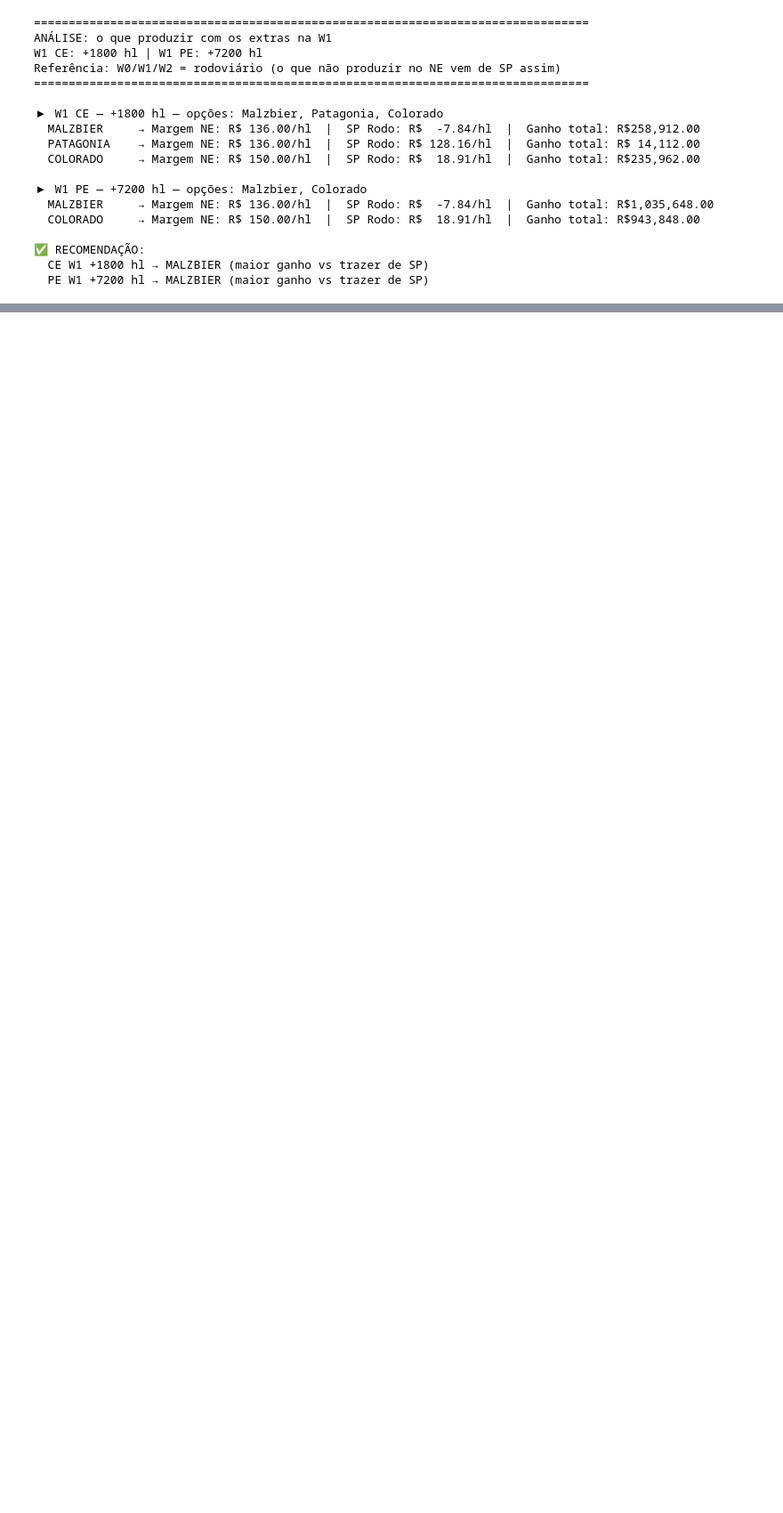
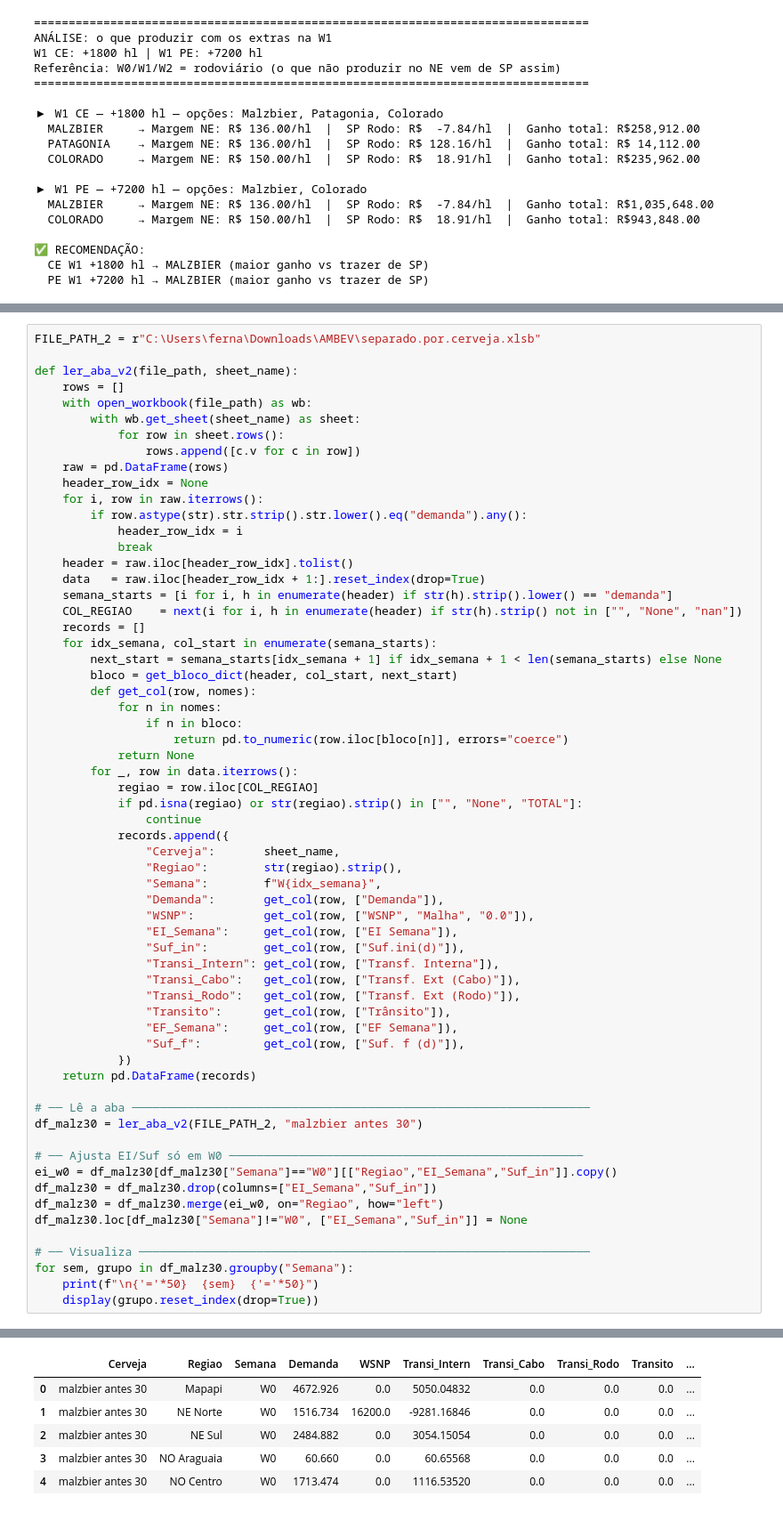
Before and after one commit to helonogueira/grupo2-hackaton, a Jupyter notebook: Dados.finais.sexta.ipynb, the cells around one changed output, grey strips where cells are left out. Shown at 89% size. Saved outputs shown, nothing was run; the diff lists cells and outputs as text; blank space fills up the shorter version.

```diff
--- a/Dados.finais.sexta.ipynb
+++ b/Dados.finais.sexta.ipynb
@@ -374,0 +1247,63 @@ Referência: W0/W1/W2 = rodoviário (o que não produzir no NE vem de SP assim)
+# %%
+FILE_PATH_2 = r"C:\Users\ferna\Downloads\AMBEV\separado.por.cerveja.xlsb"
+
+def ler_aba_v2(file_path, sheet_name):
+    rows = []
+    with open_workbook(file_path) as wb:
+        with wb.get_sheet(sheet_name) as sheet:
+            for row in sheet.rows():
+                rows.append([c.v for c in row])
+    raw = pd.DataFrame(rows)
+    header_row_idx = None
+    for i, row in raw.iterrows():
+        if row.astype(str).str.strip().str.lower().eq("demanda").any():
+            header_row_idx = i
+            break
+    header = raw.iloc[header_row_idx].tolist()
+    data   = raw.iloc[header_row_idx + 1:].reset_index(drop=True)
+    semana_starts = [i for i, h in enumerate(header) if str(h).strip().lower() == "demanda"]
+    COL_REGIAO    = next(i for i, h in enumerate(header) if str(h).strip() not in ["", "None", "nan"])
+    records = []
+    for idx_semana, col_start in enumerate(semana_starts):
+        next_start = semana_starts[idx_semana + 1] if idx_semana + 1 < len(semana_starts) else None
+        bloco = get_bloco_dict(header, col_start, next_start)
+        def get_col(row, nomes):
+            for n in nomes:
+                if n in bloco:
+                    return pd.to_numeric(row.iloc[bloco[n]], errors="coerce")
+            return None
+        for _, row in data.iterrows():
+            regiao = row.iloc[COL_REGIAO]
+            if pd.isna(regiao) or str(regiao).strip() in ["", "None", "TOTAL"]:
+                continue
+            records.append({
+                "Cerveja":       sheet_name,
+                "Regiao":        str(regiao).strip(),
+                "Semana":        f"W{idx_semana}",
+                "Demanda":       get_col(row, ["Demanda"]),
+                "WSNP":          get_col(row, ["WSNP", "Malha", "0.0"]),
+                "EI_Semana":     get_col(row, ["EI Semana"]),
+                "Suf_in":        get_col(row, ["Suf.ini(d)"]),
+                "Transi_Intern": get_col(row, ["Transf. Interna"]),
+                "Transi_Cabo":   get_col(row, ["Transf. Ext (Cabo)"]),
+                "Transi_Rodo":   get_col(row, ["Transf. Ext (Rodo)"]),
+                "Transito":      get_col(row, ["Trânsito"]),
+                "EF_Semana":     get_col(row, ["EF Semana"]),
+                "Suf_f":         get_col(row, ["Suf. f (d)"]),
+            })
+    return pd.DataFrame(records)
+
+# ── Lê a aba ──────────────────────────────────────────────────────────────────
+df_malz30 = ler_aba_v2(FILE_PATH_2, "malzbier antes 30")
+
+# ── Ajusta EI/Suf só em W0 ───────────────────────────────────────────────────
+ei_w0 = df_malz30[df_malz30["Semana"]=="W0"][["Regiao","EI_Semana","Suf_in"]].copy()
+df_malz30 = df_malz30.drop(columns=["EI_Semana","Suf_in"])
+df_malz30 = df_malz30.merge(ei_w0, on="Regiao", how="left")
+df_malz30.loc[df_malz30["Semana"]!="W0", ["EI_Semana","Suf_in"]] = None
+
+# ── Visualiza ─────────────────────────────────────────────────────────────────
+for sem, grupo in df_malz30.groupby("Semana"):
+    print(f"\n{'='*50}  {sem}  {'='*50}")
+    display(grupo.reset_index(drop=True))
+# %% [output]
@@ -374,0 +1311,6 @@ Referência: W0/W1/W2 = rodoviário (o que não produzir no NE vem de SP assim)
+|  | Cerveja | Regiao | Semana | Demanda | WSNP | Transi_Intern | Transi_Cabo | Transi_Rodo | Transito | ... |
+| 0 | malzbier antes 30 | Mapapi | W0 | 4672.926 | 0.0 | 5050.04832 | 0.0 | 0.0 | 0.0 | ... |
+| 1 | malzbier antes 30 | NE Norte | W0 | 1516.734 | 16200.0 | -9281.16846 | 0.0 | 0.0 | 0.0 | ... |
+| 2 | malzbier antes 30 | NE Sul | W0 | 2484.882 | 0.0 | 3054.15054 | 0.0 | 0.0 | 0.0 | ... |
+| 3 | malzbier antes 30 | NO Araguaia | W0 | 60.660 | 0.0 | 60.65568 | 0.0 | 0.0 | 0.0 | ... |
+| 4 | malzbier antes 30 | NO Centro | W0 | 1713.474 | 0.0 | 1116.53520 | 0.0 | 0.0 | 0.0 | ... |
```
Also changed, not shown: parts of 10 cells of this notebook.
